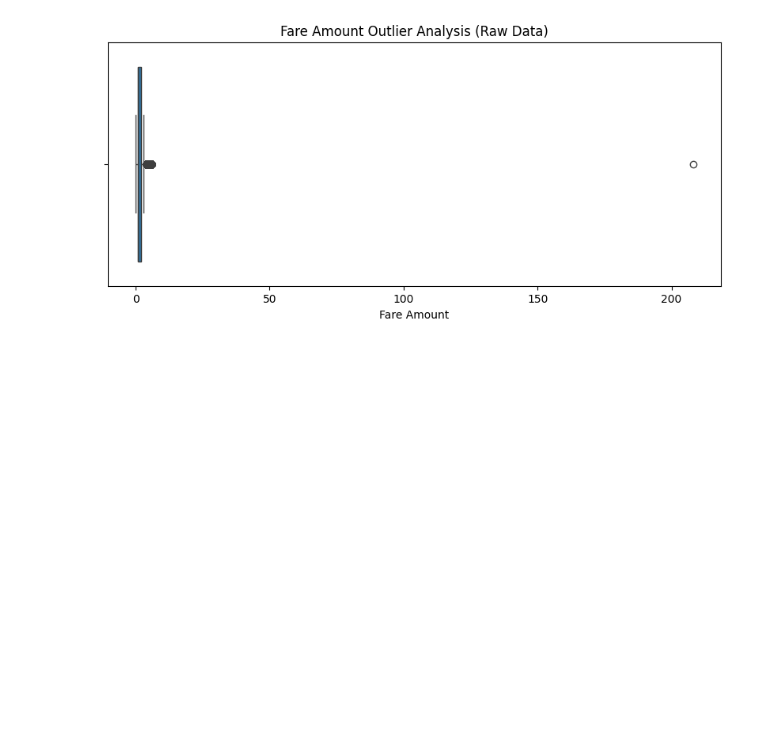
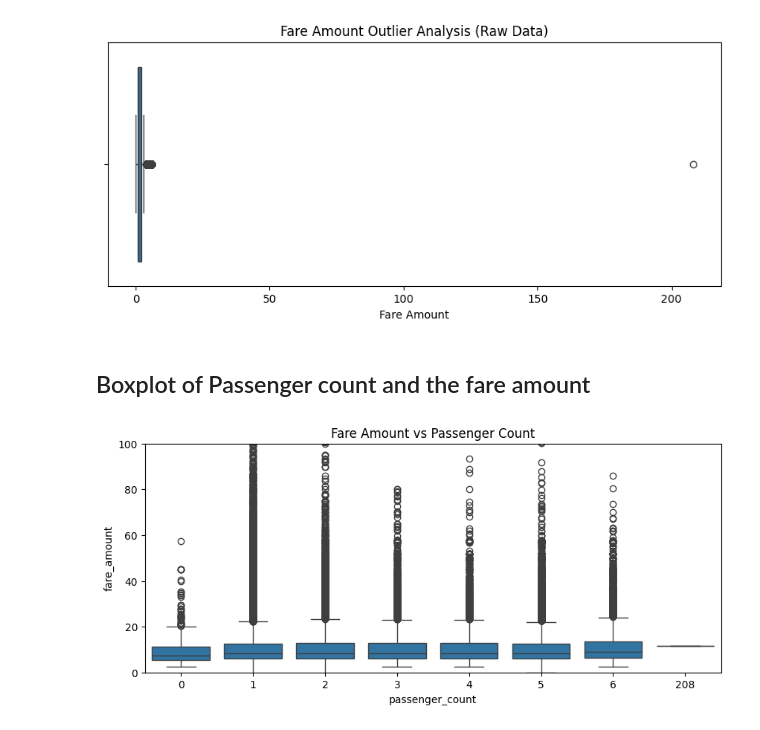
Before and after one commit to 23f3003549/ML-Internship-2026, a Jupyter notebook: notebooks/week1/uber_case_study.ipynb, the cells around one changed output. Saved outputs shown, nothing was run; the diff lists cells and outputs as text; code cells hidden in the pictures; blank space fills up the shorter version.

Commit message:
Analyzed fare behavior across passenger counts and identified anomalies

```diff
--- a/notebooks/week1/uber_case_study.ipynb
+++ b/notebooks/week1/uber_case_study.ipynb
@@ -431,3 +431,13 @@ plt.xlabel("Fare Amount")
 plt.show()
 # %% [output]
 [figure]
+# %% [markdown]
+## Boxplot of Passenger count and the fare amount
+# %%
+plt.figure(figsize=(10,4))
+sns.boxplot(x='passenger_count', y='fare_amount', data=df)
+plt.ylim(0, 100)
+plt.title("Fare Amount vs Passenger Count")
+plt.show()
+# %% [output]
+[figure, added]
```
Also changed, not shown: parts of 4 cells of this notebook.
